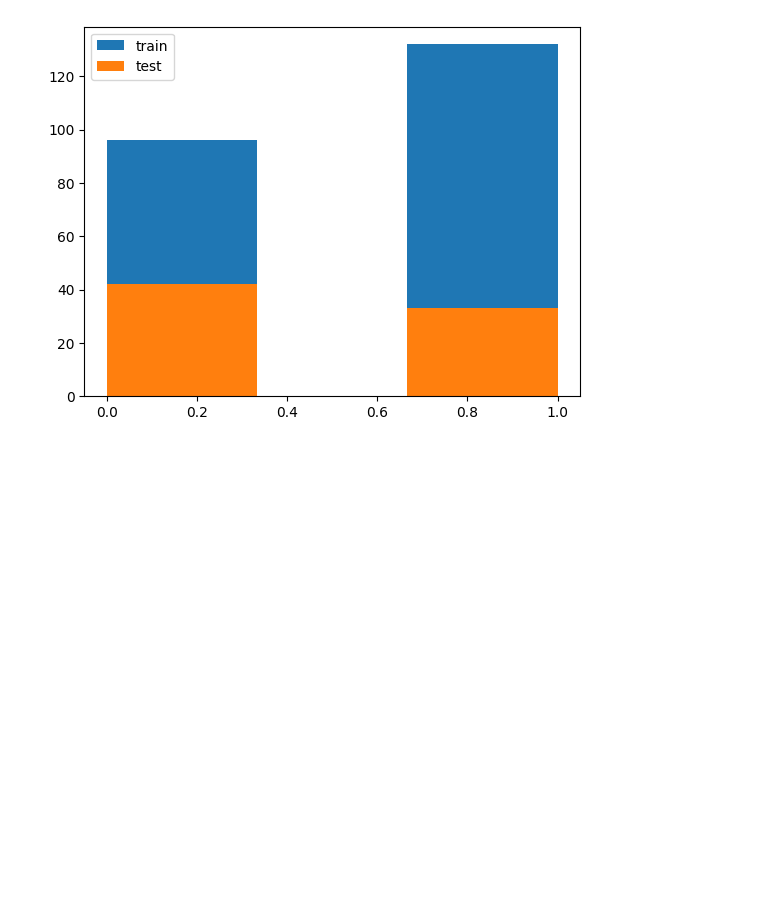
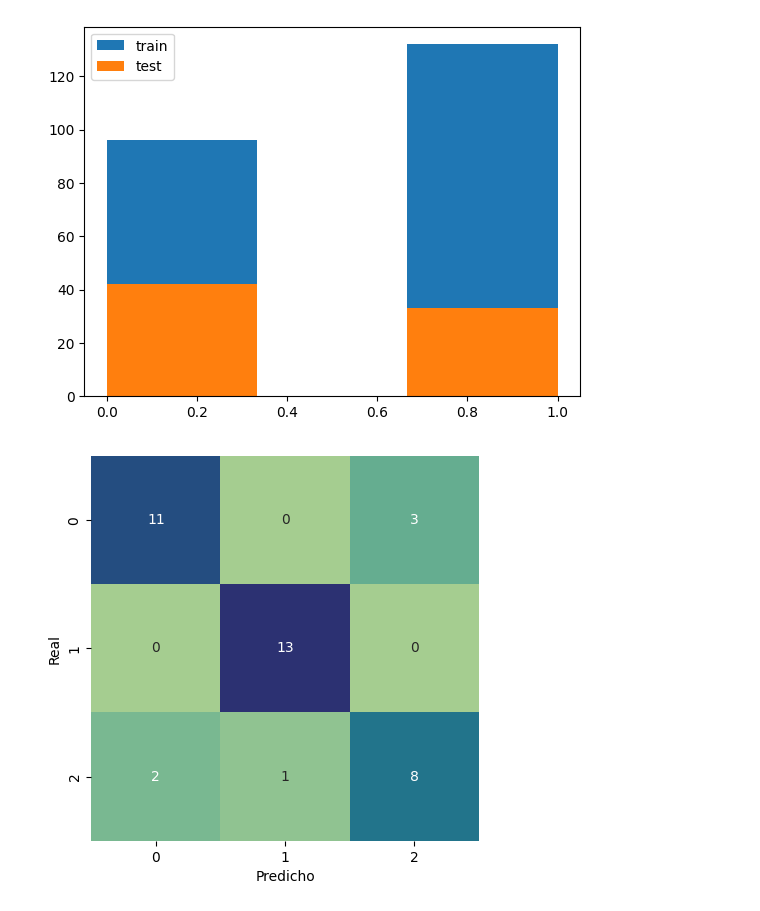
Before and after one commit to ulloacastillo/rust-decision-tree, a Jupyter notebook: inspeccion datos.ipynb, the cells around one changed output. Drawn from its saved outputs; the diff is of its cells as text; code cells hidden in the pictures; blank space fills up the shorter version.

```diff
--- a/inspeccion datos.ipynb
+++ b/inspeccion datos.ipynb
@@ -124,3 +128,16 @@ print(confusion_matrix( yhat, test.iloc[:, -1]))
 [[31  4]
  [11 29]]
 [figure]
+# %%
+import seaborn as sn
+import pandas as pd
+import matplotlib.pyplot as plt
+array = [[11, 0, 3], [0, 13, 0], [2, 1, 8]]
+
+plt.figure(figsize = (5,5))
+p = sn.heatmap(array, annot=True,cmap="crest", cbar=False)
+p.set(xlabel='Predicho', ylabel='Real')
+p.get_figure().savefig("cm_rl_iris.pdf")
+plt.show()
+# %% [output]
+[figure, added]
```
Also changed, not shown: parts of 2 cells of this notebook, 36 other files.
